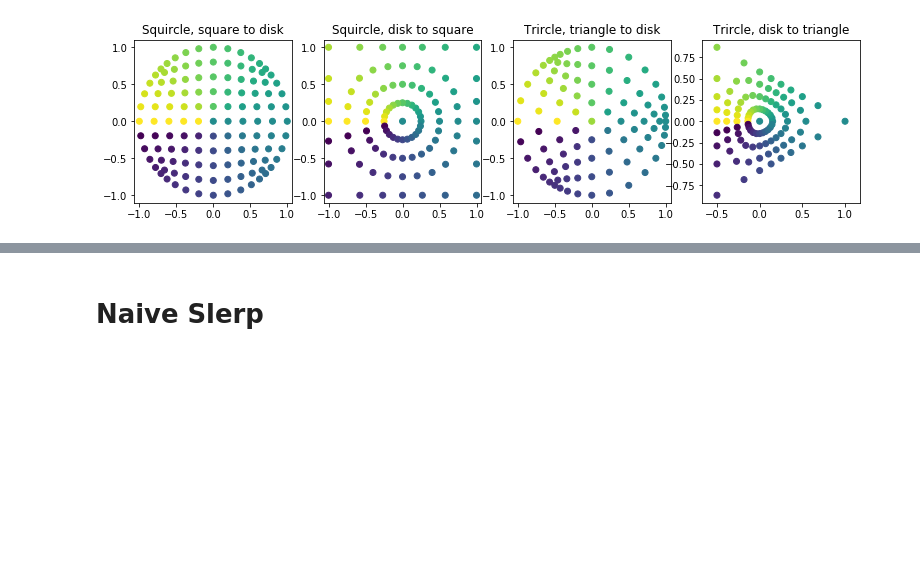
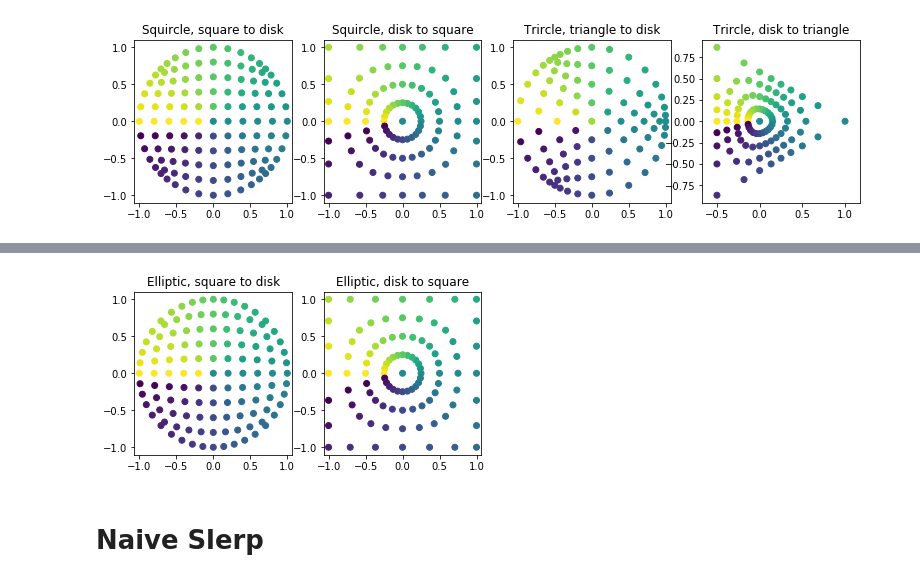
Before and after one commit to brsr/math, a Jupyter notebook: Mappings from polygons to the disk.ipynb, the cells around one changed output, grey strips where cells are left out. Cells and saved outputs as stored; diff of their text form; code cells hidden in the pictures; blank space fills up the shorter version.

```diff
--- a/Mappings from polygons to the disk.ipynb
+++ b/Mappings from polygons to the disk.ipynb
@@ -109,9 +109,18 @@ index = b3 >= -0.01
 bary = np.vstack([b[0][index],b[1][index],b3[index]]) #shape 3, ...
 tri_pts = np.exp(2j*np.pi/3*np.arange(3))
 def b2t(bary, triangle=tri_pts):
-    return triangle @ bary
+    #print(triangle.shape, bary.shape, )
+    return (triangle @ bary.reshape((3,-1))).reshape(bary.shape[1:])#,1,0),1,0)
 std_tri = b2t(bary)
 del b, b3, index
+
+t2b_mat = np.array([[2,0,1],[-1,np.sqrt(3),1],[-1,-np.sqrt(3),1]])/3
+def t2b(z, t2b_mat=t2b_mat):
+    vec = np.stack([z.real,z.imag,np.ones(z.shape)]).reshape((3,-1))#, 1,0)
+    #print(t2b_mat.shape, vec.shape)
+    return (t2b_mat @ vec).reshape([3] + list(z.shape))#, 1,0)
+
+#b2t(t2b(std_square))
 # %%
 plt.figure(figsize=(10,3))
 plt.subplot(1, 3, 1)
@@ -688,3 +718,32 @@ plt.show()
+# %%
+def s2d_el(z):
+    """Elliptic, square to disk"""
+    x = z.real
+    y = z.imag
+    return x*sqrt_safe(1-y**2/2) + 1j*y*sqrt_safe(1-x**2/2)
+el_sqdisk = s2d_el(std_square)
+
+def d2s_el(z):
+    """Elliptic, disk to square"""
+    u = z.real
+    v = z.imag
+    t = u**2 - v**2
+    return ((sqrt_safe(2+t+2*np.sqrt(2)*u) - sqrt_safe(2+t-2*np.sqrt(2)*u))
+            +1j*(sqrt_safe(2-t+2*np.sqrt(2)*v) -sqrt_safe(2-t-2*np.sqrt(2)*v)))/2
+el_square = d2s_el(std_disk)
+# %%
+plt.figure(figsize=(13,3))
+plt.subplot(1, 4, 1)
+plt.title('Elliptic, square to disk')
+plt.axis('equal')
+plt.scatter(el_sqdisk.real, el_sqdisk.imag, c=np.angle(std_square))
+plt.subplot(1, 4, 2)
+plt.title('Elliptic, disk to square')
+plt.axis('equal')
+plt.scatter(el_square.real, el_square.imag, c=np.angle(std_disk))
+plt.show()
+# %% [output]
+[figure, added]
 # %% [markdown]
 # Naive Slerp
 # %% [markdown]
```
Also changed, not shown: parts of 10 cells of this notebook.
